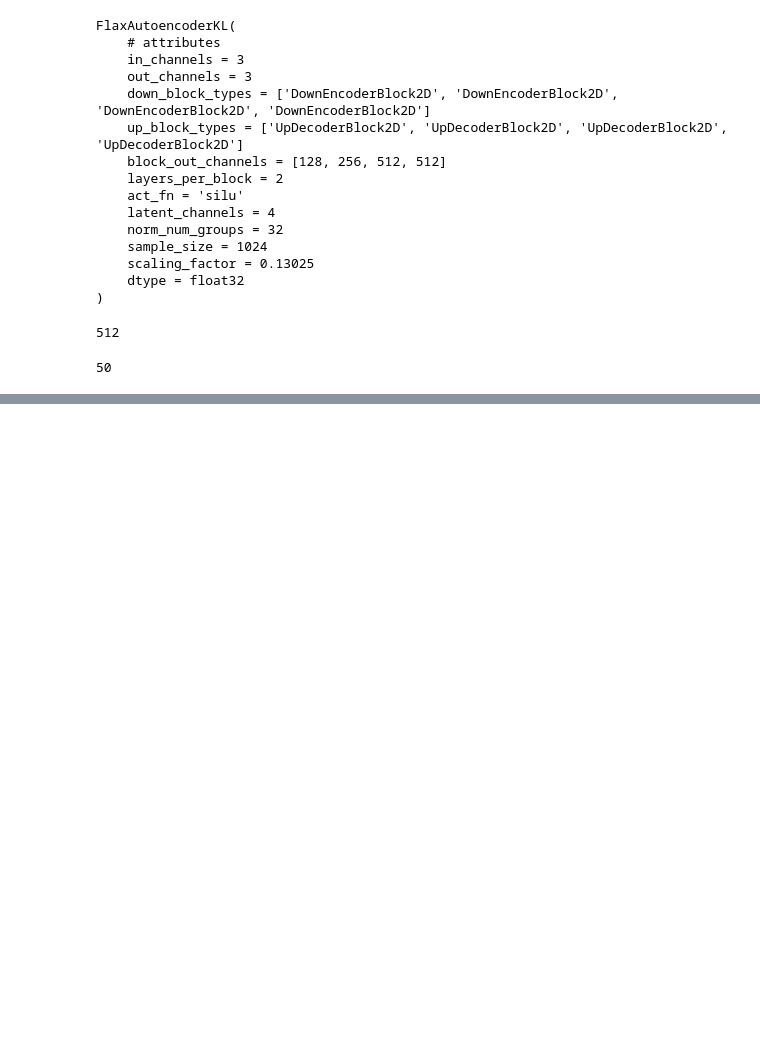
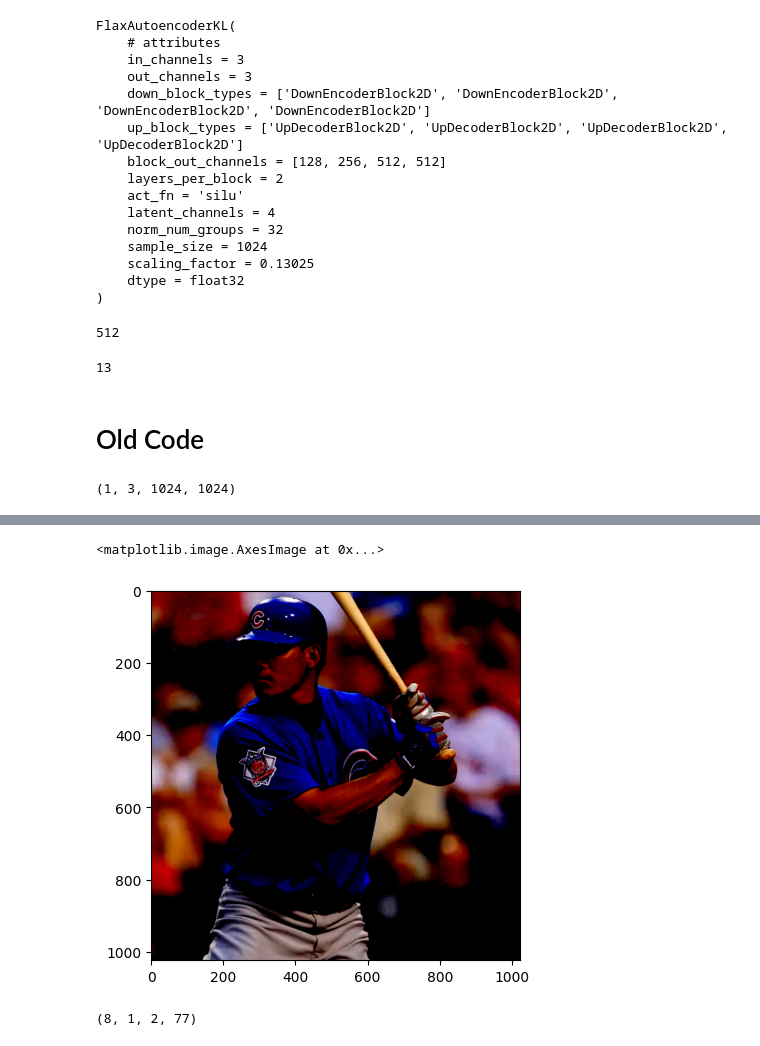
Before and after one commit to hsudhakaran/sdxl-test, a Jupyter notebook: flax-sdxl-img2img-test.ipynb, the cells around one changed output, grey strips where cells are left out. Saved outputs shown, nothing was run; the diff lists cells and outputs as text; code cells hidden in the pictures; blank space fills up the shorter version.

Commit message:
Kaggle Notebook | Flax-SDXL-Img2Img-Test | Version 7 | Finally a big breakthrough!

```diff
--- a/flax-sdxl-img2img-test.ipynb
+++ b/flax-sdxl-img2img-test.ipynb
@@ -159,12 +155,12 @@ def get_timestep_start(num_inference_steps, strength):
 # %%
 start_timestep = get_timestep_start(num_steps, strength)
 
-# latents_shape = (
-#             1,
-#             unet_module.config.in_channels,
-#             height // vae_scale_factor,
-#             width // vae_scale_factor
-# )
+latents_shape = (
+            1,
+            unet_module.config.in_channels,
+            height // vae_scale_factor,
+            width // vae_scale_factor
+)
 start_timestep
 # %% [output]
-50
+13
@@ -170,0 +184,2 @@ start_timestep
+# %% [markdown]
+# Old Code
@@ -170,0 +320,21 @@ start_timestep
+# %%
+def preprocess(image, dtype):
+    w, h = image.size
+    if w>h:
+        image = image.crop((0.25*w,0,0.25*w+h,h))
+    else:
+        image = image.crop((0,0,w,w))
+#     print(w,h)
+#     w, h = (x - x % 32 for x in (h, h))  # resize to integer multiple of 32
+    image = image.resize((1024, 1024), resample=PIL_INTERPOLATION["lanczos"])
+    image = jnp.array(image).astype(dtype) / 255.0
+    image = image[None].transpose(0, 3, 1, 2)
+    return 2.0 * image - 1.0
+# %%
+url = "https://cdn.vox-cdn.com/thumbor/JFRMyKpqXDf9AzCLwkXkameOKPA=/166x619:2000x2797/920x613/filters:focal(912x677:1232x997):format(webp)/cdn.vox-cdn.com/uploads/chorus_image/image/72951367/123951100.0.jpg"
+response = requests.get(url)
+processed_images = preprocess(Image.open(BytesIO(response.content)).convert("RGB"), jnp.float32)
+print(processed_images.shape)
+plt.imshow(processed_images[0].transpose(1,2,0))
+# %% [output]
+(1, 3, 1024, 1024)
@@ -170,0 +342,14 @@ start_timestep
+<matplotlib.image.AxesImage at 0x...>
+[figure, added]
+# %%
+positive_prompt = "Boy dressed in green hitting with a baseball bat. Realistic. portrait, 80mm lens, shallow depth of field, close up, split lighting, cinematic"
+negative_prompt = None
+prng_seed = replicate(jax.random.PRNGKey(default_seed))
+positive_input_ids = replicate(tokenise_prompts(positive_prompt))
+sdxl_params = replicate(sdxl_params)
+p_processed_image = replicate(processed_images)
+# prng_seed = jax.random.PRNGKey(default_seed)
+# positive_input_ids = tokenise_prompts(positive_prompt)
+print(positive_input_ids.shape)
+# %% [output]
+(8, 1, 2, 77)
```
Also changed, not shown: parts of 27 cells of this notebook.
